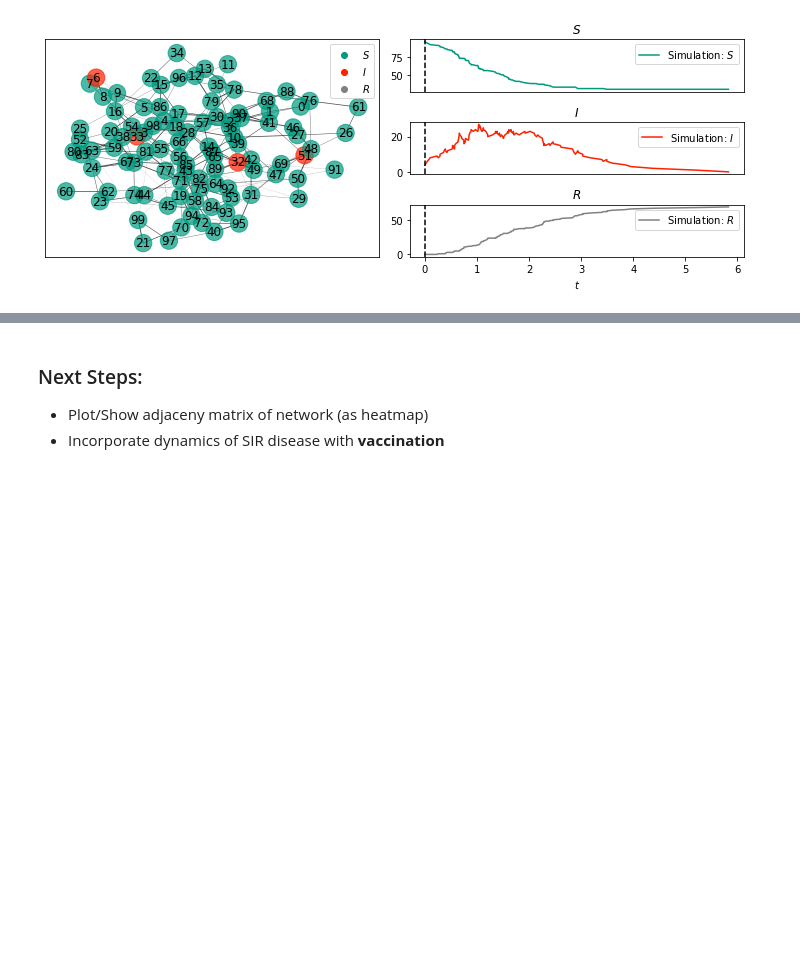
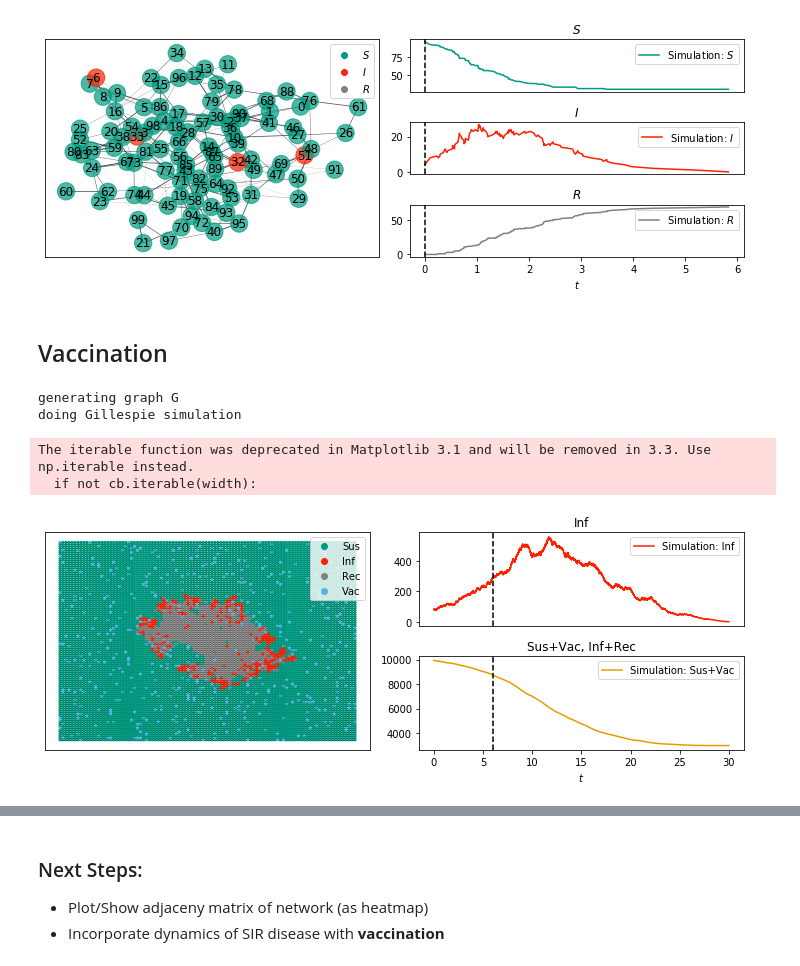
Before and after one commit to karnavr/NetworkModel, a Jupyter notebook: SIR_SmallWorldNetwork.ipynb, the cells around one changed output, grey strips where cells are left out. Drawn from its saved outputs; the diff is of its cells as text; code cells hidden in the pictures; blank space fills up the shorter version.

Commit message:
added rudamentary vaccination sim

```diff
--- a/SIR_SmallWorldNetwork.ipynb
+++ b/SIR_SmallWorldNetwork.ipynb
@@ -215,0 +216,62 @@ sim.animate?
+# %% [markdown]
+## Vaccination
+# %%
+import networkx as nx
+import EoN
+import matplotlib.pyplot as plt
+from collections import defaultdict
+
+
+print("generating graph G")
+G = nx.grid_2d_graph(100,100) #each node is (u,v) where 0<=u,v<=99
+#we’ll initially infect those near the middle
+initial_infections = [(u,v) for (u,v) in G if 45<u<55 and 45<v<55]
+
+H = nx.DiGraph() #the spontaneous transitions
+H.add_edge("Sus", "Vac", rate = 0.01)
+H.add_edge("Inf", "Rec", rate = 1.0)
+
+J = nx.DiGraph() #the induced transitions
+J.add_edge(("Inf", "Sus"), ("Inf", "Inf"), rate = 2.0)
+
+IC = defaultdict(lambda:"Sus") #a "dict", but by default the value is \texttt{’Sus’}.
+
+for node in initial_infections:
+    IC[node] = "Inf"
+
+return_statuses = ["Sus", "Inf", "Rec", "Vac"]
+
+color_dict = {"Sus": "#009a80","Inf":"#ff2000", "Rec":"gray","Vac": "#5AB3E6"}
+pos = {node:node for node in G}
+tex = False
+sim_kwargs = {"color_dict":color_dict, "pos":pos, "tex":tex}
+
+print("doing Gillespie simulation")
+sim = EoN.Gillespie_simple_contagion(G, H, J, IC, return_statuses, tmax=30,
+                            return_full_data=True, sim_kwargs=sim_kwargs)
+
+times, D = sim.summary()
+
+#times is a numpy array of times. D is a dict, whose keys are the entries in
+#return_statuses. The values are numpy arrays giving the number in that
+#status at the corresponding time.
+
+newD = {"Sus+Vac":D["Sus"]+D["Vac"], "Inf+Rec ": D["Inf"] + D["Rec"]}
+
+
+#newD is a new dict giving number not yet infected or the number ever infected
+#Let’s add this timeseries to the simulation.
+
+
+new_timeseries = (times, newD)
+sim.add_timeseries(new_timeseries, label = "Simulation",
+                    color_dict={"Sus+Vac":"#E69A00", "Inf+Rec":"#CD9AB3"})
+
+sim.display(time=6, node_size = 4, ts_plots=[["Inf"], ["Sus+Vac", "Inf+Rec"]])
+plt.show()
+# %% [output]
+generating graph G
+doing Gillespie simulation
+The iterable function was deprecated in Matplotlib 3.1 and will be removed in 3.3. Use np.iterable instead.
+  if not cb.iterable(width):
+[figure, added]
```
Also changed, not shown: parts of 3 cells of this notebook, 2 other files.
